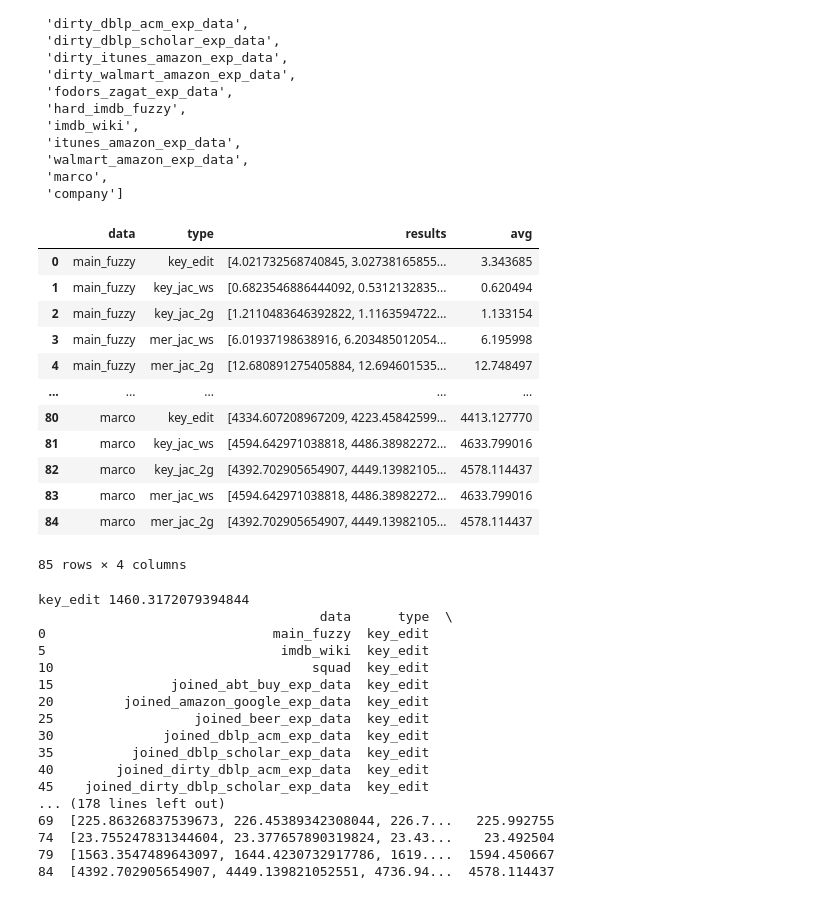
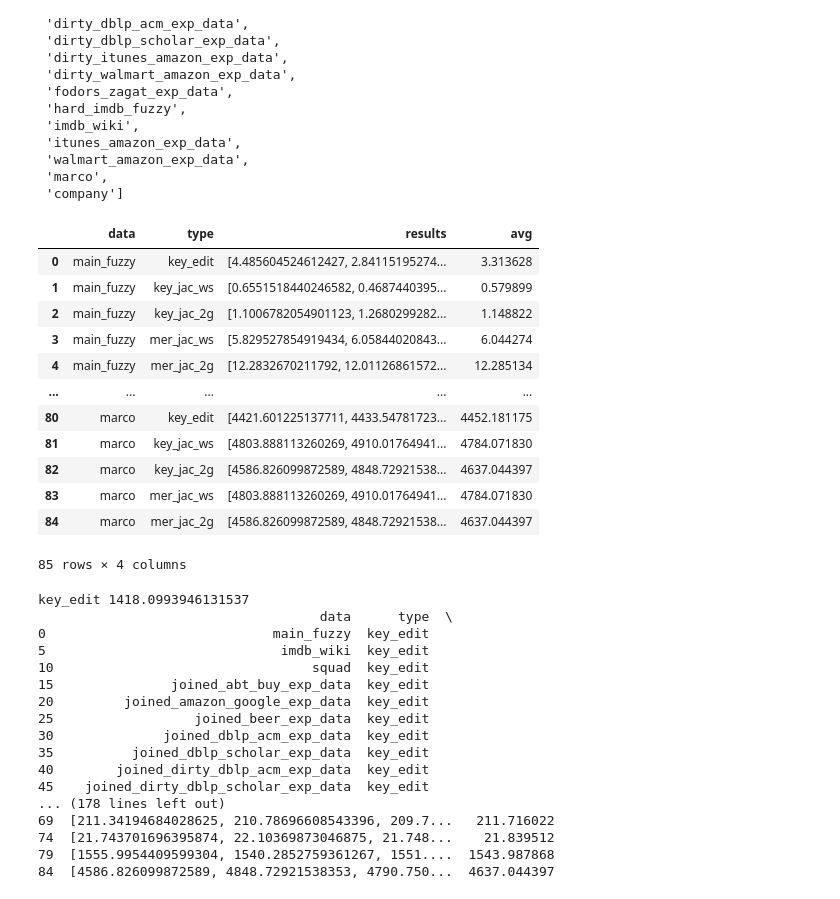
Before and after one commit to sahaana/ember-internal, a Jupyter notebook: postprocessing/read_indexing.ipynb, the cells around one changed output. Drawn from its saved outputs; the diff is of its cells as text; code cells hidden in the pictures.

```diff
--- a/postprocessing/read_indexing.ipynb
+++ b/postprocessing/read_indexing.ipynb
@@ -220,21 +220,21 @@ list(filtered.model)
  'company']
 # %%
 types = ['key_edit', 'key_jac_ws', "key_jac_2g", "mer_jac_ws", "mer_jac_2g"]
-simjoin = pd.read_pickle('simjoin-iters_4.pkl')
+simjoin = pd.read_pickle('simjoin-iters_5.pkl')
 simjoin
 # %% [output]
 |  | data | type | results | avg |
-| 0 | main_fuzzy | key_edit | [4.021732568740845, 3.02738165855... | 3.343685 |
-| 1 | main_fuzzy | key_jac_ws | [0.6823546886444092, 0.5312132835... | 0.620494 |
-| 2 | main_fuzzy | key_jac_2g | [1.2110483646392822, 1.1163594722... | 1.133154 |
-| 3 | main_fuzzy | mer_jac_ws | [6.01937198638916, 6.203485012054... | 6.195998 |
-| 4 | main_fuzzy | mer_jac_2g | [12.680891275405884, 12.694601535... | 12.748497 |
+| 0 | main_fuzzy | key_edit | [4.485604524612427, 2.84115195274... | 3.313628 |
+| 1 | main_fuzzy | key_jac_ws | [0.6551518440246582, 0.4687440395... | 0.579899 |
+| 2 | main_fuzzy | key_jac_2g | [1.1006782054901123, 1.2680299282... | 1.148822 |
+| 3 | main_fuzzy | mer_jac_ws | [5.829527854919434, 6.05844020843... | 6.044274 |
+| 4 | main_fuzzy | mer_jac_2g | [12.2832670211792, 12.01126861572... | 12.285134 |
 | ... | ... | ... | ... | ... |
-| 80 | marco | key_edit | [4334.607208967209, 4223.45842599... | 4413.127770 |
-| 81 | marco | key_jac_ws | [4594.642971038818, 4486.38982272... | 4633.799016 |
-| 82 | marco | key_jac_2g | [4392.702905654907, 4449.13982105... | 4578.114437 |
-| 83 | marco | mer_jac_ws | [4594.642971038818, 4486.38982272... | 4633.799016 |
-| 84 | marco | mer_jac_2g | [4392.702905654907, 4449.13982105... | 4578.114437 |
+| 80 | marco | key_edit | [4421.601225137711, 4433.54781723... | 4452.181175 |
+| 81 | marco | key_jac_ws | [4803.888113260269, 4910.01764941... | 4784.071830 |
+| 82 | marco | key_jac_2g | [4586.826099872589, 4848.72921538... | 4637.044397 |
+| 83 | marco | mer_jac_ws | [4803.888113260269, 4910.01764941... | 4784.071830 |
+| 84 | marco | mer_jac_2g | [4586.826099872589, 4848.72921538... | 4637.044397 |
 85 rows × 4 columns
 # %%
 for i in types:
@@ -243,7 +243,7 @@ for i in types:
     print(rt)
     print()
 # %% [output]
-key_edit 1460.3172079394844
+key_edit 1418.0993946131537
                                     data      type  \
 0                             main_fuzzy  key_edit
 5                              imdb_wiki  key_edit
@@ -256,10 +256,10 @@ key_edit 1460.3172079394844
 40        joined_dirty_dblp_acm_exp_data  key_edit
 45    joined_dirty_dblp_scholar_exp_data  key_edit
 ... (178 lines left out)
-69  [225.86326837539673, 226.45389342308044, 226.7...   225.992755
-74  [23.755247831344604, 23.377657890319824, 23.43...    23.492504
-79  [1563.3547489643097, 1644.4230732917786, 1619....  1594.450667
-84  [4392.702905654907, 4449.139821052551, 4736.94...  4578.114437
+69  [211.34194684028625, 210.78696608543396, 209.7...   211.716022
+74  [21.743701696395874, 22.10369873046875, 21.748...    21.839512
+79  [1555.9954409599304, 1540.2852759361267, 1551....  1543.987868
+84  [4586.826099872589, 4848.72921538353, 4790.750...  4637.044397
 # %%
 mapping={'main_fuzzy': 'hard_imdb_fuzzy',
          'imdb_wiki': 'imdb_wiki',
```
Also changed, not shown: parts of 7 cells of this notebook, 7 other files.
